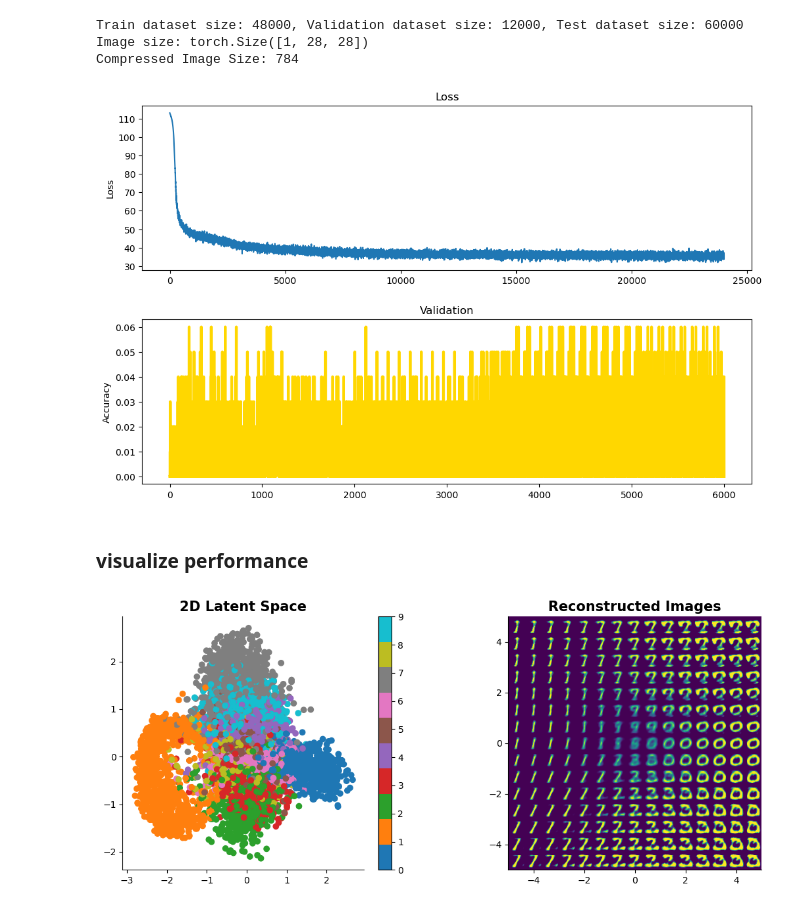
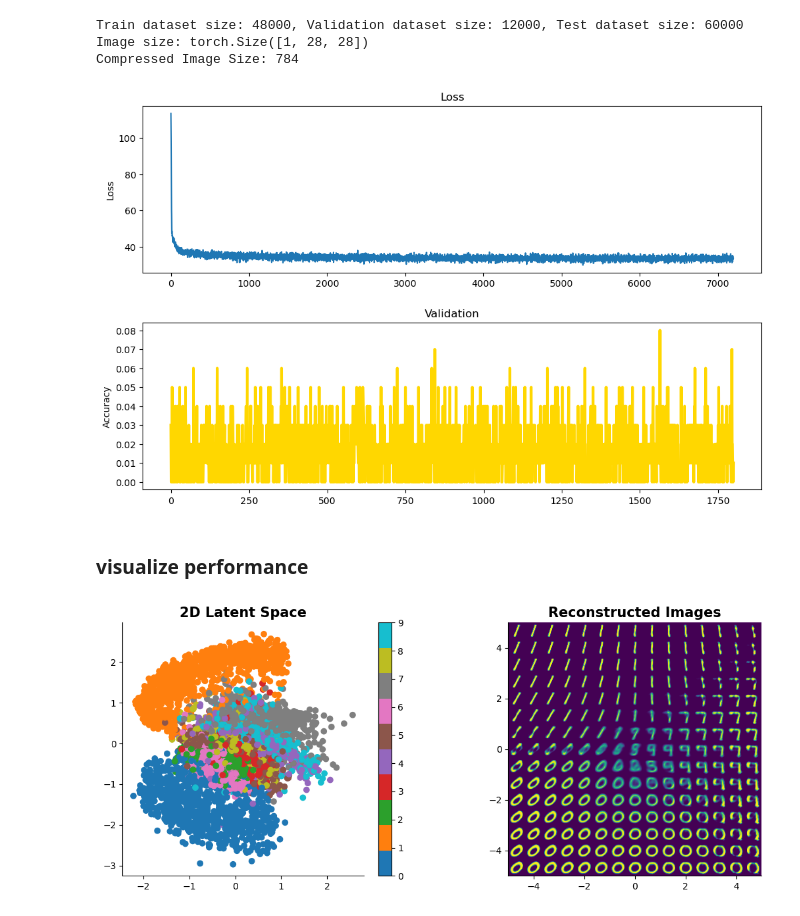
Before and after one commit to emmabacarra/cmbresearch, a Jupyter notebook: autoencoder practice/my vae.ipynb, the cells around one changed output. Saved outputs shown, nothing was run; the diff lists cells and outputs as text; code cells hidden in the pictures.

```diff
--- a/autoencoder practice/my vae.ipynb
+++ b/autoencoder practice/my vae.ipynb
@@ -129,21 +129,22 @@ class vae(torch.nn.Module):
                                 num_layers=num_layers,
                                 latent_dim=latent_dim,
                                 leak=leak, drop=drop
-                            )
+                            ).to(device)
         self.decoder = decoder(
                                 input_dim=input_dim,
                                 hidden_dim=hidden_dim,
                                 num_layers=num_layers,
                                 latent_dim=latent_dim,
                                 leak=leak, drop=drop
-                            )
+                            ).to(device)
 
     # sample z based on its latent space distribution
     def reparameterize(self, mean, variance):
-        stdev = torch.randn_like(variance)
+        stdev = torch.randn_like(variance).to(device)
         return mean + variance*stdev # <-- z reparameterized
 
     def forward(self, x):
+        x = x.to(device)
         mean, variance = self.encoder(x)
         z_sample = self.reparameterize(mean, variance)
         z = self.decoder(z_sample) # reconstruct the original input
@@ -168,7 +169,7 @@ def loss_function(x, x_hat, mean, log_var):
     # loss = reconstruction loss + similarity loss (KL divergence)
     return reproduction_loss + KLD
 # %%
-def train(model, optimizer, epochs, device, loss_list, val_list, x_dim):
+def train(model, optimizer, epochs, loss_list, val_list, x_dim):
 
     for epoch in tqdm.trange(epochs):
         model.train()
@@ -196,7 +197,7 @@ def train(model, optimizer, epochs, device, loss_list, val_list, x_dim):
             for x_val, _ in val_loader:
                 x_val = x_val.view(batch_size, x_dim).to(device)
                 validation_outputs, _, __ = model(x_val)
-                correct = (torch.argmax(validation_outputs, dim=1) == torch.argmax(x_val, dim=1)).type(torch.FloatTensor)
+                correct = (torch.argmax(validation_outputs, dim=1).to(device) == torch.argmax(x_val, dim=1)).type(torch.FloatTensor)
                 val_list.append(correct.mean())
 
         # Plot losses and validation accuracy in real-time ---------------------
@@ -260,19 +261,19 @@ Compressed Image Size: 784
 # %%
 model = vae(
         input_dim=img_size,
-        hidden_dim=400,
-        num_layers=200,
+        hidden_dim=512,
+        num_layers=392,
         latent_dim=2,
-        leak=0.5, drop=0.1
+        leak=0.2, drop=0.5
     ).to(device)
 
-optimizer = Adam(model.parameters(), lr=0.00001, weight_decay=1e-4)
+optimizer = Adam(model.parameters(), lr=0.001, weight_decay=1e-3)
 validaters, losses = [], []
-train(model, optimizer, epochs=50, device=device,
+train(model, optimizer, epochs=15,
       loss_list=losses, val_list=validaters, x_dim=img_size
     )
 # %% [output]
-[figure, old version]
+[figure, new version]
 # %% [markdown]
 ### visualize performance
 # %%
@@ -288,4 +289,4 @@ plt.title("Reconstructed Images", fontsize = 15, fontweight = 'bold')
 plot_reconstructed(model, n=15, rangex=(-5, 5), rangey=(-5, 5))
 sns.despine()
 # %% [output]
-[figure, old version]
+[figure, new version]
```
